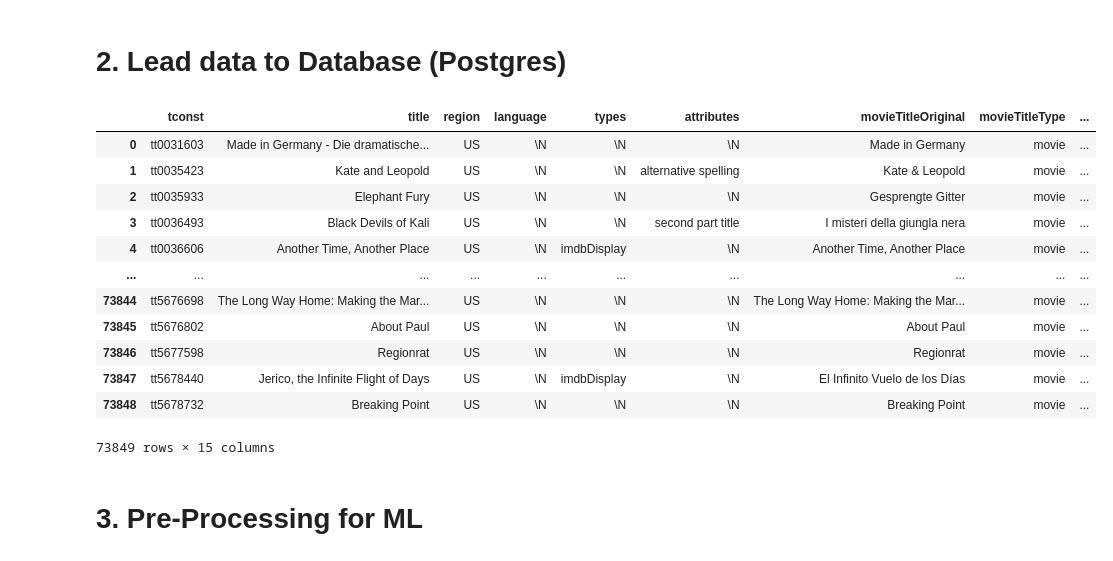
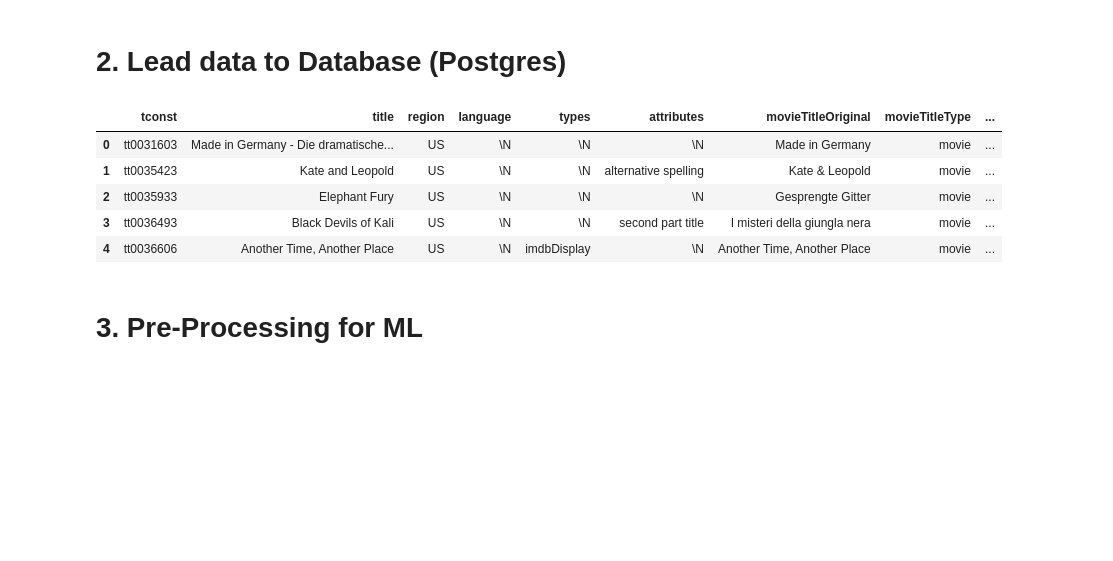
Before and after one commit to hemsmalli5/test, a Jupyter notebook: Project_Master.ipynb, the cells around one changed output. Saved outputs shown, nothing was run; the diff lists cells and outputs as text; code cells hidden in the pictures; blank space fills up the shorter version.

```diff
--- a/Project_Master.ipynb
+++ b/Project_Master.ipynb
@@ -419,21 +407,14 @@ movie_crew_clean.to_sql(name='movie_crew', con=engine)
 #     tconst;
 # %%
 movie_data_2 = pd.read_sql_query('select * from "movie_data_sql"',con=engine)
-movie_data_2
+movie_data_2.head(5)
 # %% [output]
 |  | tconst | title | region | language | types | attributes | movieTitleOriginal | movieTitleType | ... |
 | 0 | tt0031603 | Made in Germany - Die dramatische... | US | \N | \N | \N | Made in Germany | movie | ... |
 | 1 | tt0035423 | Kate and Leopold | US | \N | \N | alternative spelling | Kate & Leopold | movie | ... |
 | 2 | tt0035933 | Elephant Fury | US | \N | \N | \N | Gesprengte Gitter | movie | ... |
 | 3 | tt0036493 | Black Devils of Kali | US | \N | \N | second part title | I misteri della giungla nera | movie | ... |
 | 4 | tt0036606 | Another Time, Another Place | US | \N | imdbDisplay | \N | Another Time, Another Place | movie | ... |
-| ... | ... | ... | ... | ... | ... | ... | ... | ... | ... |
-| 73844 | tt5676698 | The Long Way Home: Making the Mar... | US | \N | \N | \N | The Long Way Home: Making the Mar... | movie | ... |
-| 73845 | tt5676802 | About Paul | US | \N | \N | \N | About Paul | movie | ... |
-| 73846 | tt5677598 | Regionrat | US | \N | \N | \N | Regionrat | movie | ... |
-| 73847 | tt5678440 | Jerico, the Infinite Flight of Days | US | \N | imdbDisplay | \N | El Infinito Vuelo de los Días | movie | ... |
-| 73848 | tt5678732 | Breaking Point | US | \N | \N | \N | Breaking Point | movie | ... |
-73849 rows × 15 columns
 # %% [markdown]
 # 3. Pre-Processing for ML
 # %% [markdown]
```
Also changed, not shown: parts of 19 cells of this notebook.
